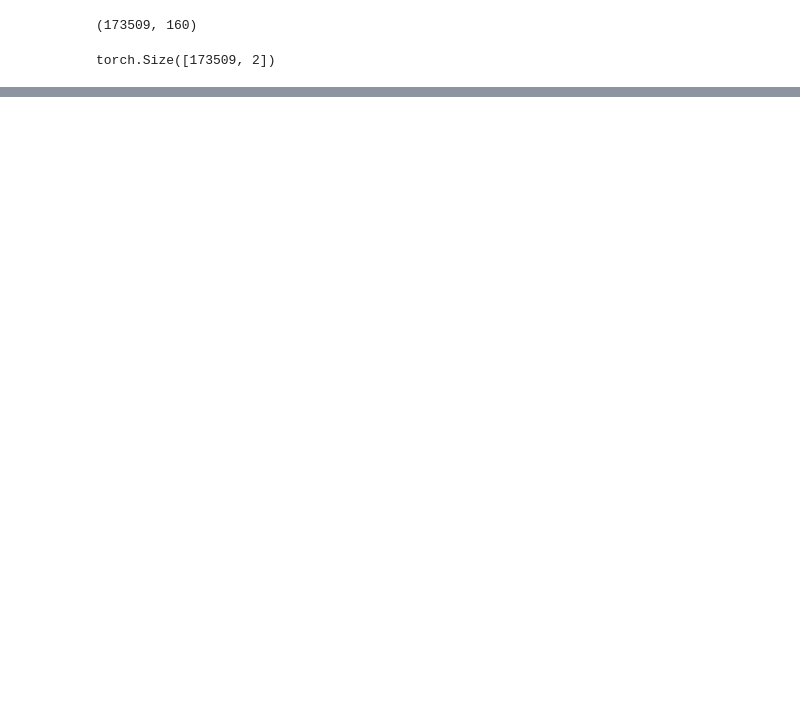
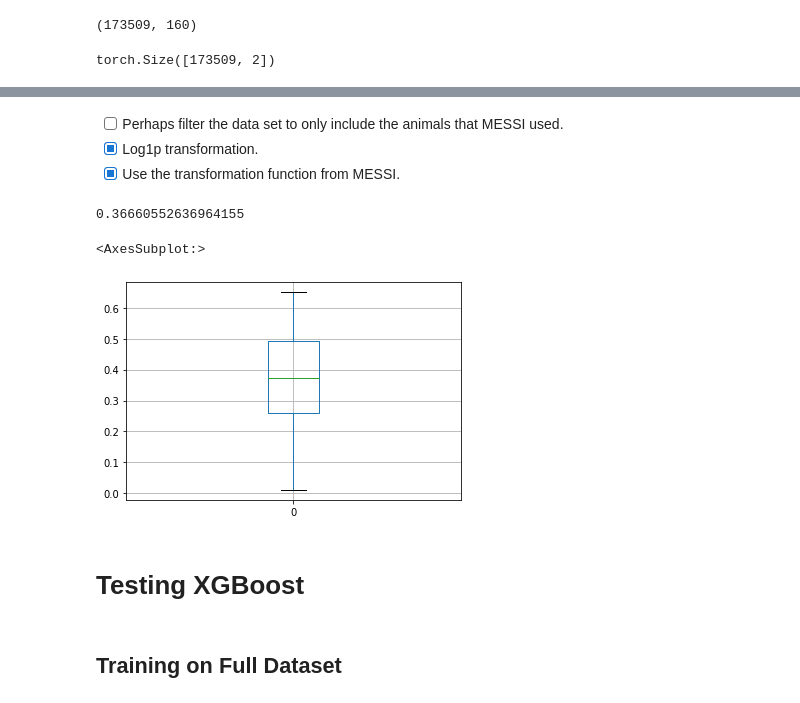
Before and after one commit to prob-ml/spice, a Jupyter notebook: examples/MAE.ipynb, the cells around one changed output, grey strips where cells are left out. Saved outputs shown, nothing was run; the diff lists cells and outputs as text; code cells hidden in the pictures; blank space fills up the shorter version.

```diff
--- a/examples/MAE.ipynb
+++ b/examples/MAE.ipynb
@@ -309,0 +337,6 @@ scores_list
+# %%
+X = datalist[0].x
+# %%
+behavior_and_cell_type = datalist[0].y
+# %%
+pos = datalist[0].pos
@@ -309,0 +345,2 @@ scores_list
+# %%
+neighbors = get_neighbors(datalist[0])
@@ -309,0 +456,4 @@ scores_list
+# %% [markdown]
+- [ ] Perhaps filter the data set to only include the animals that MESSI used.
+- [x] Log1p transformation.
+- [x] Use the transformation function from MESSI.
@@ -309,0 +462,13 @@ scores_list
+# %%
+-np.mean(scores_list)
+# %% [output]
+0.36660552636964155
+# %%
+pd.DataFrame(-np.array(scores_list).reshape(-1)).boxplot()
+# %% [output]
+<AxesSubplot:>
+[figure, added]
+# %% [markdown]
+# Testing XGBoost
+# %% [markdown]
+## Training on Full Dataset
```
Also changed, not shown: parts of 42 cells of this notebook, 10 other files.
